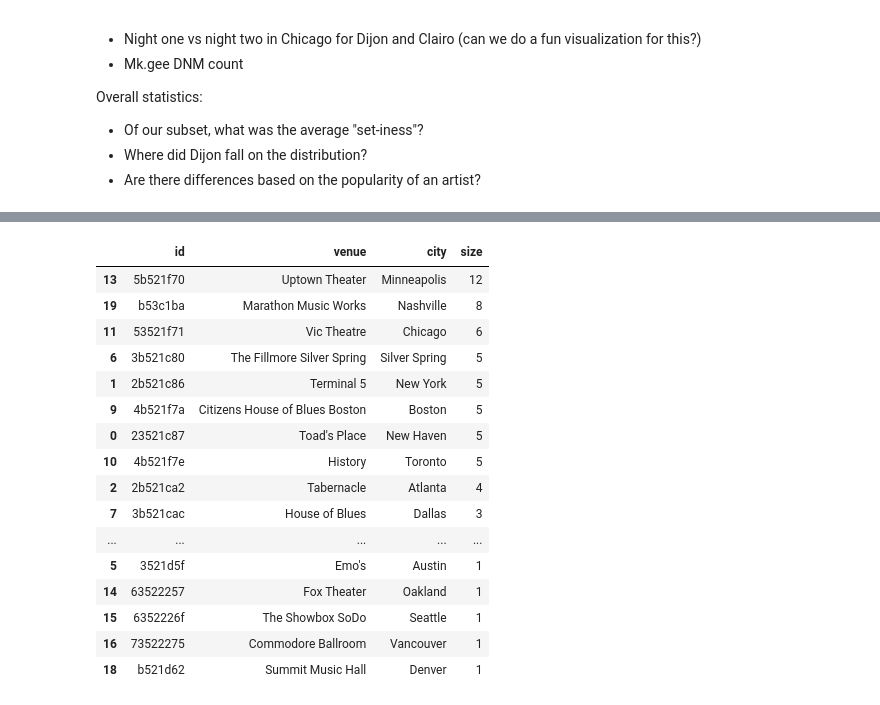
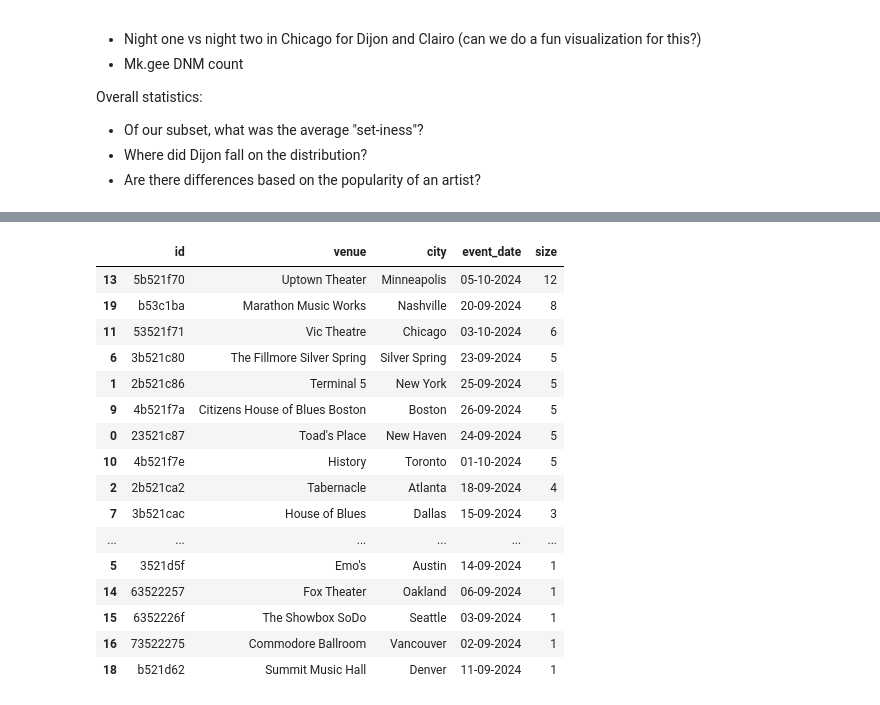
Before and after one commit to ldarwiche31/live-music-analysis, a Jupyter notebook: code/04-analyze-data.ipynb, the cells around one changed output, grey strips where cells are left out. Drawn from its saved outputs; the diff is of its cells as text; code cells hidden in the pictures.

```diff
--- a/code/04-analyze-data.ipynb
+++ b/code/04-analyze-data.ipynb
@@ -69,21 +203,21 @@ chicago_slope_clairo
 # %%
 # how many DNMs
-mk_gee[mk_gee["songs"]=="DNM"].groupby(["id", "venue", "city"], as_index=False).size().sort_values("size", ascending =False)
+mk_gee[mk_gee["songs"]=="DNM"].groupby(["id", "venue", "city", "event_date"], as_index=False).size().sort_values("size", ascending =False)
 # %% [output]
-|  | id | venue | city | size |
-| 13 | 5b521f70 | Uptown Theater | Minneapolis | 12 |
-| 19 | b53c1ba | Marathon Music Works | Nashville | 8 |
-| 11 | 53521f71 | Vic Theatre | Chicago | 6 |
-| 6 | 3b521c80 | The Fillmore Silver Spring | Silver Spring | 5 |
-| 1 | 2b521c86 | Terminal 5 | New York | 5 |
-| 9 | 4b521f7a | Citizens House of Blues Boston | Boston | 5 |
-| 0 | 23521c87 | Toad's Place | New Haven | 5 |
-| 10 | 4b521f7e | History | Toronto | 5 |
-| 2 | 2b521ca2 | Tabernacle | Atlanta | 4 |
-| 7 | 3b521cac | House of Blues | Dallas | 3 |
-| ... | ... | ... | ... | ... |
-| 5 | 3521d5f | Emo's | Austin | 1 |
-| 14 | 63522257 | Fox Theater | Oakland | 1 |
-| 15 | 6352226f | The Showbox SoDo | Seattle | 1 |
-| 16 | 73522275 | Commodore Ballroom | Vancouver | 1 |
-| 18 | b521d62 | Summit Music Hall | Denver | 1 |
+|  | id | venue | city | event_date | size |
+| 13 | 5b521f70 | Uptown Theater | Minneapolis | 05-10-2024 | 12 |
+| 19 | b53c1ba | Marathon Music Works | Nashville | 20-09-2024 | 8 |
+| 11 | 53521f71 | Vic Theatre | Chicago | 03-10-2024 | 6 |
+| 6 | 3b521c80 | The Fillmore Silver Spring | Silver Spring | 23-09-2024 | 5 |
+| 1 | 2b521c86 | Terminal 5 | New York | 25-09-2024 | 5 |
+| 9 | 4b521f7a | Citizens House of Blues Boston | Boston | 26-09-2024 | 5 |
+| 0 | 23521c87 | Toad's Place | New Haven | 24-09-2024 | 5 |
+| 10 | 4b521f7e | History | Toronto | 01-10-2024 | 5 |
+| 2 | 2b521ca2 | Tabernacle | Atlanta | 18-09-2024 | 4 |
+| 7 | 3b521cac | House of Blues | Dallas | 15-09-2024 | 3 |
+| ... | ... | ... | ... | ... | ... |
+| 5 | 3521d5f | Emo's | Austin | 14-09-2024 | 1 |
+| 14 | 63522257 | Fox Theater | Oakland | 06-09-2024 | 1 |
+| 15 | 6352226f | The Showbox SoDo | Seattle | 03-09-2024 | 1 |
+| 16 | 73522275 | Commodore Ballroom | Vancouver | 02-09-2024 | 1 |
+| 18 | b521d62 | Summit Music Hall | Denver | 11-09-2024 | 1 |
```
Also changed, not shown: parts of 27 cells of this notebook, 4 other files.
